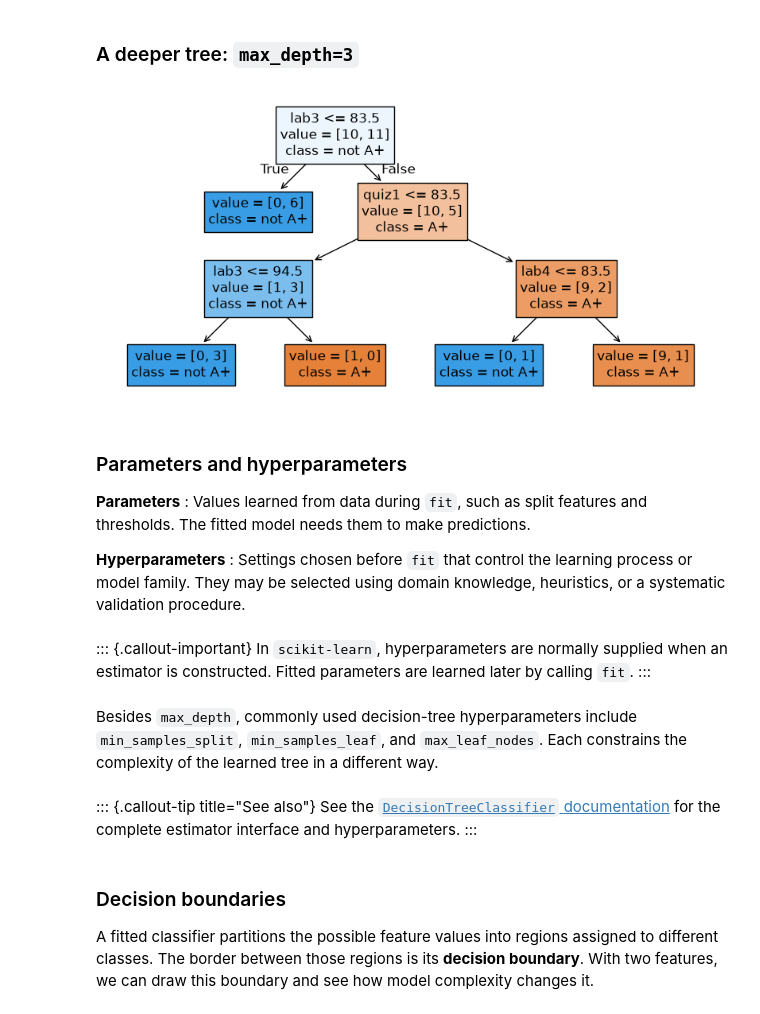
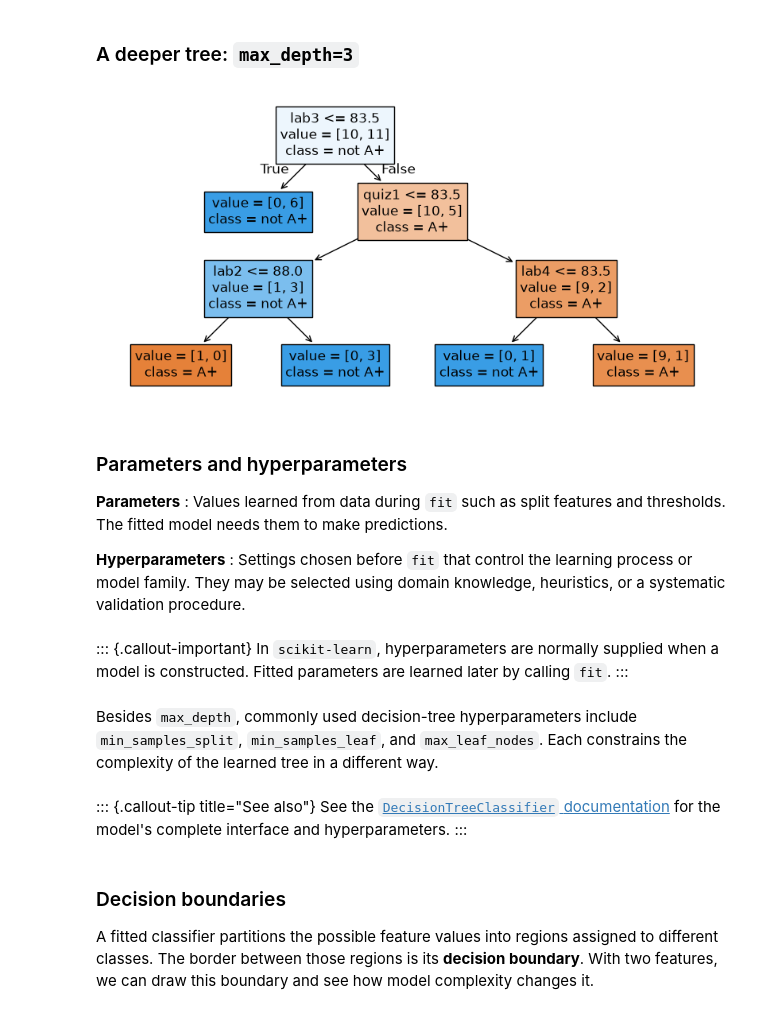
Before and after one commit to UBC-CS/cpsc330-book, a Jupyter notebook: book/02_terminology-baselines-decision-trees.ipynb, the cells around one changed output. Saved outputs shown, nothing was run; the diff lists cells and outputs as text; code cells hidden in the pictures.

```diff
--- a/book/02_terminology-baselines-decision-trees.ipynb
+++ b/book/02_terminology-baselines-decision-trees.ipynb
@@ -792,39 +796,40 @@ custom_plot_tree(
 ### A deeper tree: `max_depth=3`
 # %%
 model = DecisionTreeClassifier(
+    random_state=123,
     max_depth=3
 )  # Let's try another value for the hyperparameter
 model.fit(X, y)
 width = 10
 height = 5
 plt.figure(figsize=(width, height))
 
 custom_plot_tree(
     model,
     feature_names=X_binary.columns.tolist(),
     class_names=["A+", "not A+"],
     impurity=False,
     fontsize=12,
 )
 # %% [output]
-[figure, old version]
+[figure, new version]
 # %% [markdown]
 ### Parameters and hyperparameters
 
 **Parameters**
-: Values learned from data during `fit`, such as split features and thresholds. The fitted model needs them to make predictions.
+: Values learned from data during `fit` such as split features and thresholds. The fitted model needs them to make predictions.
 
 **Hyperparameters**
 : Settings chosen before `fit` that control the learning process or model family. They may be selected using domain knowledge, heuristics, or a systematic validation procedure.
 # %% [markdown]
 ::: {.callout-important}
-In `scikit-learn`, hyperparameters are normally supplied when an estimator is constructed. Fitted parameters are learned later by calling `fit`.
+In `scikit-learn`, hyperparameters are normally supplied when a model is constructed. Fitted parameters are learned later by calling `fit`.
 :::
 # %% [markdown]
 Besides `max_depth`, commonly used decision-tree hyperparameters include `min_samples_split`, `min_samples_leaf`, and `max_leaf_nodes`. Each constrains the complexity of the learned tree in a different way.
 # %% [markdown]
 ::: {.callout-tip title="See also"}
-See the [`DecisionTreeClassifier` documentation](https://scikit-learn.org/stable/modules/generated/sklearn.tree.DecisionTreeClassifier.html) for the complete estimator interface and hyperparameters.
+See the [`DecisionTreeClassifier` documentation](https://scikit-learn.org/stable/modules/generated/sklearn.tree.DecisionTreeClassifier.html) for the model's complete interface and hyperparameters.
 :::
 # %% [markdown]
 ### Decision boundaries
```
Also changed, not shown: parts of 59 cells of this notebook, 3 other files.
